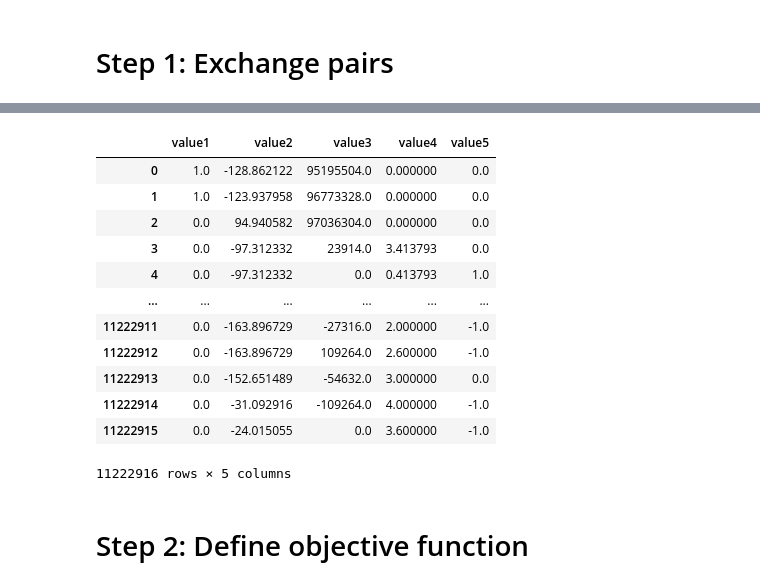
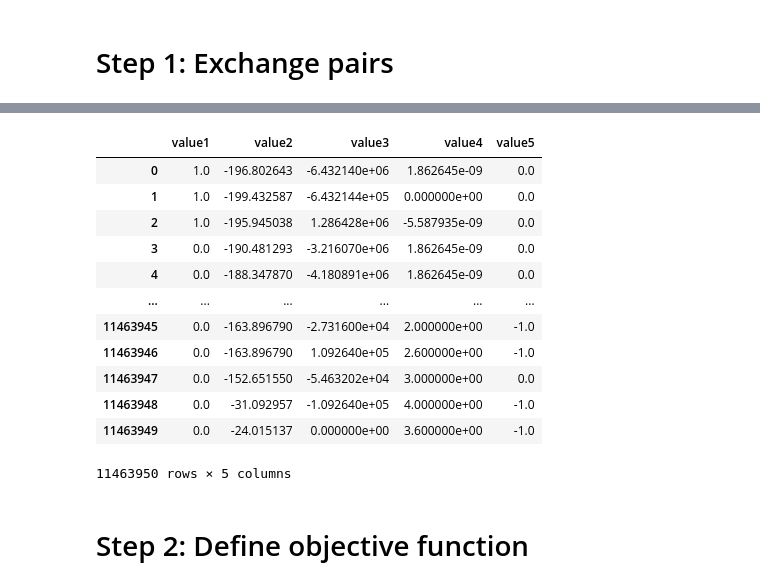
Before and after one commit to cxh1996108/DailyScripts, a Jupyter notebook: exchange_pairs.ipynb, the cells around one changed output, grey strips where cells are left out. Cells and saved outputs as stored; diff of their text form; code cells hidden in the pictures.

```diff
--- a/exchange_pairs.ipynb
+++ b/exchange_pairs.ipynb
@@ -9,6 +32,6 @@ import time
 # %%
-df_matched = pd.read_stata('sample_matched_NY.dta')
-df_unmatched = pd.read_stata('sample_unmatched_NY.dta')
+df_matched = pd.read_stata('sample_matched_NY_demean1.dta').iloc[:,: 7]
+df_unmatched = pd.read_stata('sample_unmatched_NY_demean1.dta').iloc[:,: 7]
 
 '''
 df_matched = pd.read_stata('test_sample_matched.dta')
@@ -18,45 +41,45 @@ def Exchange_pairs(df_matched, df_unmatched):
     # t1 = time.time()
 
     df_matched_column = df_matched.columns
     df_matched.columns = df_matched_column + '1m'
     df_unmatched.columns = df_unmatched.columns.str.replace('lender_id', 'lender_id1m')
     df1 = pd.merge(df_matched, df_unmatched, on = 'lender_id1m', how = 'inner')
 
     l = df1.columns[:-6].append([df1.columns[-6:] + '1um'])
     df1.columns = l
     df_matched.columns = df_matched_column
     df2 = pd.merge(df_matched, df1, left_on = 'loan_id', right_on = 'loan_id1um', how = 'inner')
 
     ll = (df2.columns[:7]+'2m').append(df2.columns[7:])
     df2.columns = ll
     df_unmatched.columns = df_unmatched.columns.str.replace('lender_id1m', 'lender_id')
     df3 = pd.merge(df_unmatched, df2, left_on = ['lender_id','loan_id'], right_on = ['lender_id2m','loan_id1m'], how = 'inner')
     lll = (df3.columns[:7]+'2um').append(df3.columns[7:])
     df3.columns = lll
 
     df_keep = pd.DataFrame()
     for i in range(1, 6):
         name = "value" + str(i)
         df_keep[name] = df3["var"+str(i)+"1m"] + df3["var"+str(i)+"2m"] - df3["var"+str(i)+"1um"] - df3["var"+str(i)+"2um"]
     # t2 = time.time()
     # print("Running time: ", t2-t1)
     return df_keep
 df_keep = Exchange_pairs(df_matched, df_unmatched)
 df_keep
 # %% [output]
 |  | value1 | value2 | value3 | value4 | value5 |
-| 0 | 1.0 | -128.862122 | 95195504.0 | 0.000000 | 0.0 |
-| 1 | 1.0 | -123.937958 | 96773328.0 | 0.000000 | 0.0 |
-| 2 | 0.0 | 94.940582 | 97036304.0 | 0.000000 | 0.0 |
-| 3 | 0.0 | -97.312332 | 23914.0 | 3.413793 | 0.0 |
-| 4 | 0.0 | -97.312332 | 0.0 | 0.413793 | 1.0 |
+| 0 | 1.0 | -196.802643 | -6.432140e+06 | 1.862645e-09 | 0.0 |
+| 1 | 1.0 | -199.432587 | -6.432144e+05 | 0.000000e+00 | 0.0 |
+| 2 | 1.0 | -195.945038 | 1.286428e+06 | -5.587935e-09 | 0.0 |
+| 3 | 0.0 | -190.481293 | -3.216070e+06 | 1.862645e-09 | 0.0 |
+| 4 | 0.0 | -188.347870 | -4.180891e+06 | 1.862645e-09 | 0.0 |
 | ... | ... | ... | ... | ... | ... |
-| 11222911 | 0.0 | -163.896729 | -27316.0 | 2.000000 | -1.0 |
-| 11222912 | 0.0 | -163.896729 | 109264.0 | 2.600000 | -1.0 |
-| 11222913 | 0.0 | -152.651489 | -54632.0 | 3.000000 | 0.0 |
-| 11222914 | 0.0 | -31.092916 | -109264.0 | 4.000000 | -1.0 |
-| 11222915 | 0.0 | -24.015055 | 0.0 | 3.600000 | -1.0 |
+| 11463945 | 0.0 | -163.896790 | -2.731600e+04 | 2.000000e+00 | -1.0 |
+| 11463946 | 0.0 | -163.896790 | 1.092640e+05 | 2.600000e+00 | -1.0 |
+| 11463947 | 0.0 | -152.651550 | -5.463202e+04 | 3.000000e+00 | 0.0 |
+| 11463948 | 0.0 | -31.092957 | -1.092640e+05 | 4.000000e+00 | -1.0 |
+| 11463949 | 0.0 | -24.015137 | 0.000000e+00 | 3.600000e+00 | -1.0 |
-11222916 rows × 5 columns
+11463950 rows × 5 columns
 # %% [markdown]
 # Step 2: Define objective function
 # %% [markdown]
```
Also changed, not shown: parts of 23 cells of this notebook.
